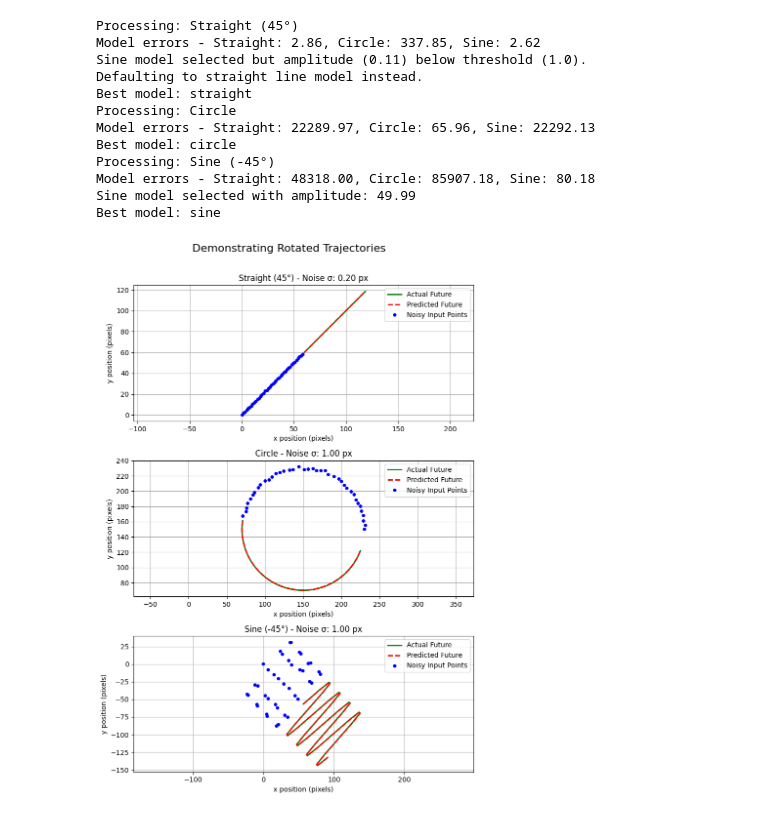
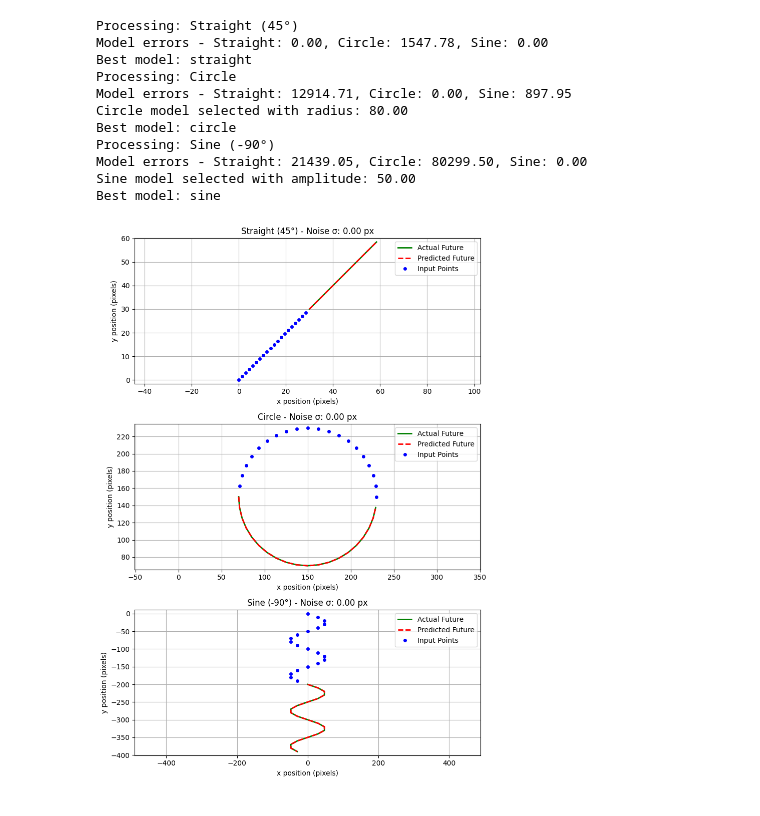
Before and after one commit to Skageb/rotmg-projectile-tracking, a Jupyter notebook: projectile_prediction/Demonstration.ipynb, the cells around one changed output. Drawn from its saved outputs; the diff is of its cells as text; code cells hidden in the pictures.

Commit message:
Visuals for presentation

```diff
--- a/projectile_prediction/Demonstration.ipynb
+++ b/projectile_prediction/Demonstration.ipynb
@@ -157,23 +178,21 @@ Best model: sine
 # %%
-# Simulation parameters for static_rotated.py case
 dt_v2 = 0.05
-n_steps_v2 = 40
-future_steps_v2 = 40
-noise_level_v2 = 1.0
+n_steps_v2 = 20
+future_steps_v2 = 20
+noise_level_v2 = 0.0
 
-# Trajectory generators for static_rotated.py case
 trajectory_generators_v2 = [
     ("Straight (45°)", lambda t: generate_straight_trajectory_v2(t, start_pos=(0, 0), velocity=(30, 30))),
     # Using different circle parameters for variety
-    ("Circle", lambda t: generate_circle_trajectory(t, center=(150, 150), radius=80, angular_speed=1.5)),
-    ("Sine (-45°)", lambda t: generate_sine_trajectory_v2(t, start_pos=(0, 0), angle_deg=-45, speed=40, amplitude=50, frequency=2))
+    ("Circle", lambda t: generate_circle_trajectory(t, center=(150, 150), radius=80, angular_speed=np.pi)),
+    ("Sine (-90°)", lambda t: generate_sine_trajectory_v2(t, start_pos=(0, 0), angle_deg=-90, speed=200, amplitude=50, frequency=2))
 ]
 
 # Create figure
 fig2, axes2 = plt.subplots(len(trajectory_generators_v2), 1, figsize=(8, 12))
-fig2.suptitle('Demonstrating Rotated Trajectories', fontsize=16)
+# fig2.suptitle('Demonstrating Rotated Trajectories', fontsize=16)
 
-np.random.seed(42) # for reproducibility
+np.random.seed(0)
 
 for i, (name, trajectory_func) in enumerate(trajectory_generators_v2):
     ax = axes2[i]
@@ -192,8 +211,8 @@ for i, (name, trajectory_func) in enumerate(trajectory_generators_v2):
     # Add noise
     current_noise = noise_level_v2
     if "Straight" in name:
-        # Less noise for straight line
-        current_noise = noise_level_v2 / 5
+        # Less noise for straight line, this is just done because the straight line is really sensitive to the noise because of the short distance is traveles in the examples.
+        current_noise = noise_level_v2 / 3
     history_pos_noisy = add_noise(history_pos_clean, current_noise)
 
     # Prepare history for predictor
@@ -215,39 +234,38 @@ for i, (name, trajectory_func) in enumerate(trajectory_generators_v2):
 
     # --- Plotting ---
     # Plot actual future (ground truth)
     ax.plot(actual_future_np[:, 0], actual_future_np[:, 1], 'g-', label="Actual Future", linewidth=2)
 
     # Plot predicted future if available
     if predicted_future_np.shape[0] > 0:
         ax.plot(predicted_future_np[:, 0], predicted_future_np[:, 1], 'r--', label="Predicted Future", linewidth=2)
 
     # Plot clean history (faded)
     # ax.plot(history_np_clean[:, 0], history_np_clean[:, 1], 'c.', alpha=0.5, label="True Historical Path")
 
     # Plot noisy history (input)
-    ax.plot(history_np_noisy[:, 0], history_np_noisy[:, 1], 'bo', markersize=4, label="Noisy Input Points")
+    ax.plot(history_np_noisy[:, 0], history_np_noisy[:, 1], 'bo', markersize=4, label="Input Points")
 
     ax.set_title(f"{name} - Noise σ: {current_noise:.2f} px")
     ax.set_xlabel("x position (pixels)")
     ax.set_ylabel("y position (pixels)")
     ax.legend()
     ax.grid(True)
 
     ax.set_aspect('equal', adjustable='datalim')
 
 plt.tight_layout(rect=[0, 0.03, 1, 0.97])
 plt.show()
 # %% [output]
 Processing: Straight (45°)
-Model errors - Straight: 2.86, Circle: 337.85, Sine: 2.62
-Sine model selected but amplitude (0.11) below threshold (1.0).
-Defaulting to straight line model instead.
+Model errors - Straight: 0.00, Circle: 1547.78, Sine: 0.00
 Best model: straight
 Processing: Circle
-Model errors - Straight: 22289.97, Circle: 65.96, Sine: 22292.13
+Model errors - Straight: 12914.71, Circle: 0.00, Sine: 897.95
+Circle model selected with radius: 80.00
 Best model: circle
-Processing: Sine (-45°)
-Model errors - Straight: 48318.00, Circle: 85907.18, Sine: 80.18
-Sine model selected with amplitude: 49.99
+Processing: Sine (-90°)
+Model errors - Straight: 21439.05, Circle: 80299.50, Sine: 0.00
+Sine model selected with amplitude: 50.00
 Best model: sine
-[figure, old version]
+[figure, new version]
```
Also changed, not shown: parts of 11 cells of this notebook, 1 other file.
